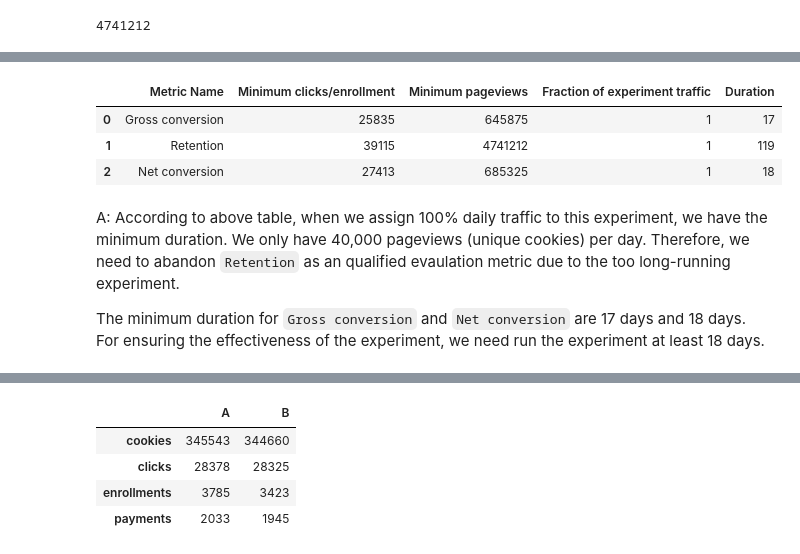
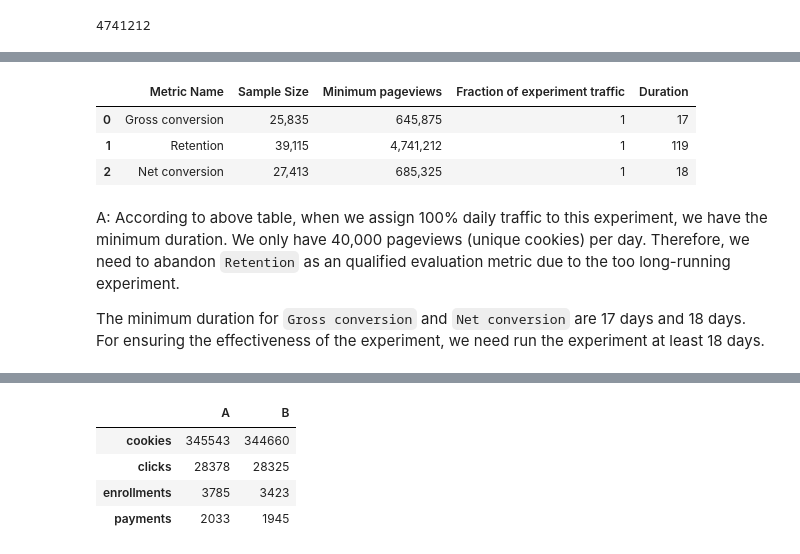
Before and after one commit to ZacksAmber/Udacity-A-B-Testing-by-Google, a Jupyter notebook: Udacity A:B Testing by Google.ipynb, the cells around one changed output, grey strips where cells are left out. Cells and saved outputs as stored; diff of their text form; code cells hidden in the pictures.

```diff
--- a/Udacity A:B Testing by Google.ipynb
+++ b/Udacity A:B Testing by Google.ipynb
@@ -48,13 +204,13 @@ NameError: name 'pd' is not defined
 # Define baseline metrics
 cookies = 40000
 clicks = 3200
-# enrollment is counted by user-id
-enrollment = 660
+# enrollments is counted by user-ids
+enrollments = 660
 # Enrollment probability
-p_enrollment = enrollment / cookies
+p_enrollments = enrollments / cookies
 # Click-through-probability
 CTP = clicks / cookies
-gross_conversion = enrollment / clicks
+gross_conversion = enrollments / clicks
 retention = 0.53
 net_conversion = gross_conversion * retention
 
@@ -68,7 +224,7 @@ GC['n'] = clicks
 R = {}
 R['p'] = retention
 R['d_min'] = 0.01
-R['n'] = enrollment
+R['n'] = enrollments
 
 # Dictonary of Net Conversion
 NC = {}
@@ -292,10 +533,10 @@ print(NC)
 {'p': 0.53, 'd_min': 0.01, 'n': 660, 'SE': 0.0194}
 {'p': 0.10931249999999999, 'd_min': 0.0075, 'n': 3200, 'SE': 0.0055}
 # %%
-# Sample Size from function sample_size()
-GC['Sample Size'] = sample_size(GC['p'], GC['p']+GC['d_min'])
-R['Sample Size'] = sample_size(R['p'], R['p']+R['d_min'])
-NC['Sample Size'] = sample_size(NC['p'], NC['p']+NC['d_min'])
+# Sample Size (clicks or enrollments) from function sample_size()
+GC['Sample Size'] = sample_size(p1=GC['p'], p2=GC['p']+GC['d_min'], alpha=0.05, beta=0.2, alternative="two-sided")
+R['Sample Size'] = sample_size(p1=R['p'], p2=R['p']+R['d_min'], alpha=0.05, beta=0.2, alternative="two-sided")
+NC['Sample Size'] = sample_size(p1=NC['p'], p2=NC['p']+NC['d_min'], alpha=0.05, beta=0.2, alternative="two-sided")
 
 print(GC)
 print(R)
@@ -333,5 +575,5 @@ For `Retention`, the formula is $\frac{C_{paid}}{C_{enrollment}}$. The unit of d
 # %%
-R['pageviews'] = int(round(R['Sample Size'] / p_enrollment * 2))
+R['pageviews'] = int(round(R['Sample Size'] / p_enrollments * 2))
 R['pageviews']
 # %% [output]
 4741212
@@ -374,19 +676,19 @@ NC['duration'] = math.ceil(NC['pageviews'] / (cookies * cookies_fraction))
 # %%
 duration_table = pd.DataFrame({
     'Metric Name': ['Gross conversion', 'Retention', 'Net conversion'],
-    'Minimum clicks/enrollment': [GC['Sample Size'], R['Sample Size'], NC['Sample Size']],
+    'Sample Size': [GC['Sample Size'], R['Sample Size'], NC['Sample Size']],
     'Minimum pageviews': [GC['pageviews'], R['pageviews'], NC['pageviews']],
     'Fraction of experiment traffic': [cookies_fraction] * 3,
     'Duration': [GC['duration'], R['duration'], NC['duration']]
 })
 
-duration_table
+duration_table.style.format({"Sample Size": "{:,.0f}", "Minimum pageviews": "{:,.0f}"})
 # %% [output]
-|  | Metric Name | Minimum clicks/enrollment | Minimum pageviews | Fraction of experiment traffic | Duration |
-| 0 | Gross conversion | 25835 | 645875 | 1 | 17 |
-| 1 | Retention | 39115 | 4741212 | 1 | 119 |
-| 2 | Net conversion | 27413 | 685325 | 1 | 18 |
+|  | Metric Name | Sample Size | Minimum pageviews | Fraction of experiment traffic | Duration |
+| 0 | Gross conversion | 25,835 | 645,875 | 1 | 17 |
+| 1 | Retention | 39,115 | 4,741,212 | 1 | 119 |
+| 2 | Net conversion | 27,413 | 685,325 | 1 | 18 |
 # %% [markdown]
-A: According to above table, when we assign 100% daily traffic to this experiment, we have the minimum duration. We only have 40,000 pageviews (unique cookies) per day. Therefore, we need to abandon `Retention` as an qualified evaulation metric due to the too long-running experiment.
+A: According to above table, when we assign 100% daily traffic to this experiment, we have the minimum duration. We only have 40,000 pageviews (unique cookies) per day. Therefore, we need to abandon `Retention` as an qualified evaluation metric due to the too long-running experiment.
 
 The minimum duration for `Gross conversion` and `Net conversion` are 17 days and 18 days. For ensuring the effectiveness of the experiment, we need run the experiment at least 18 days.
```
Also changed, not shown: parts of 44 cells of this notebook, 4 other files.
